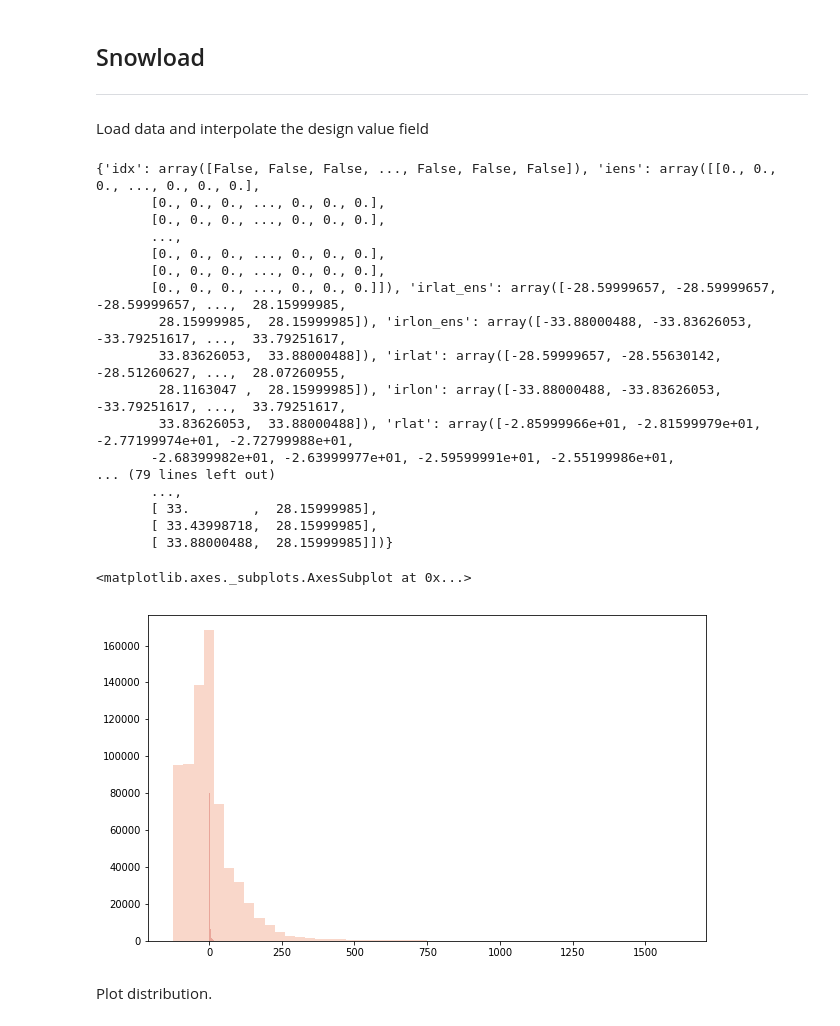
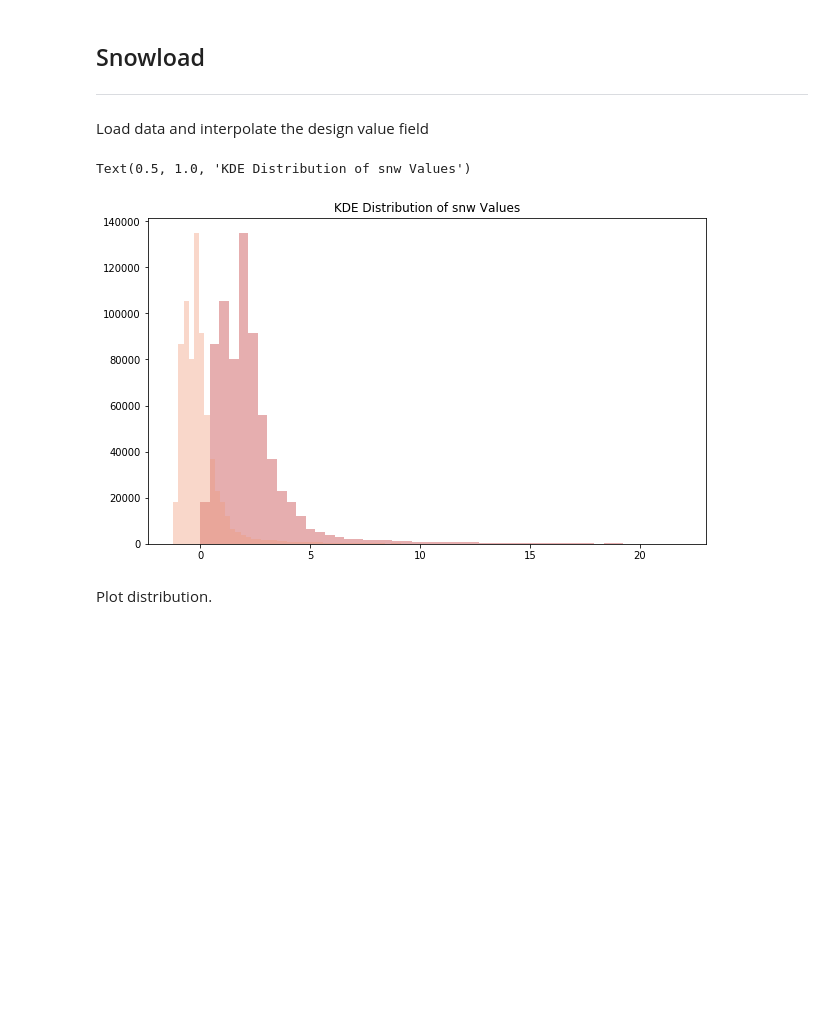
Before and after one commit to pacificclimate/climpyrical, a Jupyter notebook: notebooks/snow.ipynb, the cells around one changed output. Drawn from its saved outputs; the diff is of its cells as text; code cells hidden in the pictures; blank space fills up the shorter version.

Commit message:
Standardized, anomaly, domain restricted, new observations

```diff
--- a/notebooks/snow.ipynb
+++ b/notebooks/snow.ipynb
@@ -29,58 +26,30 @@ The autoreload extension is already loaded. To reload it, use:
 ---
 Load data and interpolate the design value field
 # %%
-old_PATH = '/storage/data/projects/nrc/CanRCM4_large_ensemble/design_values/snw/snw_CanRCM4-LE_ens35_1951-2016_max_rl50_load.nc'
-PATH = '/home/nannau/Desktop/climpyrical/data/snw_CanRCM4-LE_ens1_1951-2016_max.nc'
-
+PATH = '/storage/data/projects/nrc/CanRCM4_large_ensemble/design_values/snw/snw_CanRCM4-LE_ens35_1951-2016_max_rl50_load.nc'
 mask_path = '/home/nannau/Desktop/climpyrical/data/mask.nc'
 dv = 'snw'
 
 interp_dict = get_interpolation(mask_path, PATH, dv)
-old_interp_dict = get_interpolation(mask_path, old_PATH, dv)
-
-midx = interp_dict['idx']
+master_idx = interp_dict['idx']
 north_master_idx = interp_dict['irlat_ens'] > -10.
 
-midx_old = old_interp_dict['idx']
-north_master_idx_old = old_interp_dict['irlat_ens'] > -10.
-
-midx = np.logical_and(north_master_idx, midx)
-midx_old = np.logical_and(north_master_idx_old, midx_old)
-
+midx = np.logical_and(north_master_idx, master_idx)
 
 iens = (interp_dict['iens'][:, midx]).T
-oldiens = (old_interp_dict['iens'][:, midx_old]).T
-
+oldiens = iens.copy()
 
 from sklearn.preprocessing import StandardScaler
-scaler = StandardScaler(with_mean=True, with_std=False)
+scaler = StandardScaler(with_mean=True, with_std=True)
 iens = scaler.fit_transform(iens)
-
 
 plt.figure(figsize=(10, 6))
 sns.distplot(oldiens[..., 0], kde = False, kde_kws = {'shade': True,'linewidth': 3}, label='non-anomaly')
 sns.distplot(iens[..., 0], kde = False, kde_kws = {'shade': True,'linewidth': 3}, label='anomaly')
 plt.title('KDE Distribution of {} Values'.format(dv))
 # %% [output]
-{'idx': array([False, False, False, ..., False, False, False]), 'iens': array([[0., 0., 0., ..., 0., 0., 0.],
-       [0., 0., 0., ..., 0., 0., 0.],
-       [0., 0., 0., ..., 0., 0., 0.],
-       ...,
-       [0., 0., 0., ..., 0., 0., 0.],
-       [0., 0., 0., ..., 0., 0., 0.],
-       [0., 0., 0., ..., 0., 0., 0.]]), 'irlat_ens': array([-28.59999657, -28.59999657, -28.59999657, ...,  28.15999985,
-        28.15999985,  28.15999985]), 'irlon_ens': array([-33.88000488, -33.83626053, -33.79251617, ...,  33.79251617,
-        33.83626053,  33.88000488]), 'irlat': array([-28.59999657, -28.55630142, -28.51260627, ...,  28.07260955,
-        28.1163047 ,  28.15999985]), 'irlon': array([-33.88000488, -33.83626053, -33.79251617, ...,  33.79251617,
-        33.83626053,  33.88000488]), 'rlat': array([-2.85999966e+01, -2.81599979e+01, -2.77199974e+01, -2.72799988e+01,
-       -2.68399982e+01, -2.63999977e+01, -2.59599991e+01, -2.55199986e+01,
-... (79 lines left out)
-       ...,
-       [ 33.        ,  28.15999985],
-       [ 33.43998718,  28.15999985],
-       [ 33.88000488,  28.15999985]])}
+Text(0.5, 1.0, 'KDE Distribution of snw Values')
-<matplotlib.axes._subplots.AxesSubplot at 0x...>
-[figure, old version]
+[figure, new version]
 # %% [markdown]
 Plot distribution.
 # %% [markdown]
```
Also changed, not shown: parts of 11 cells of this notebook.
